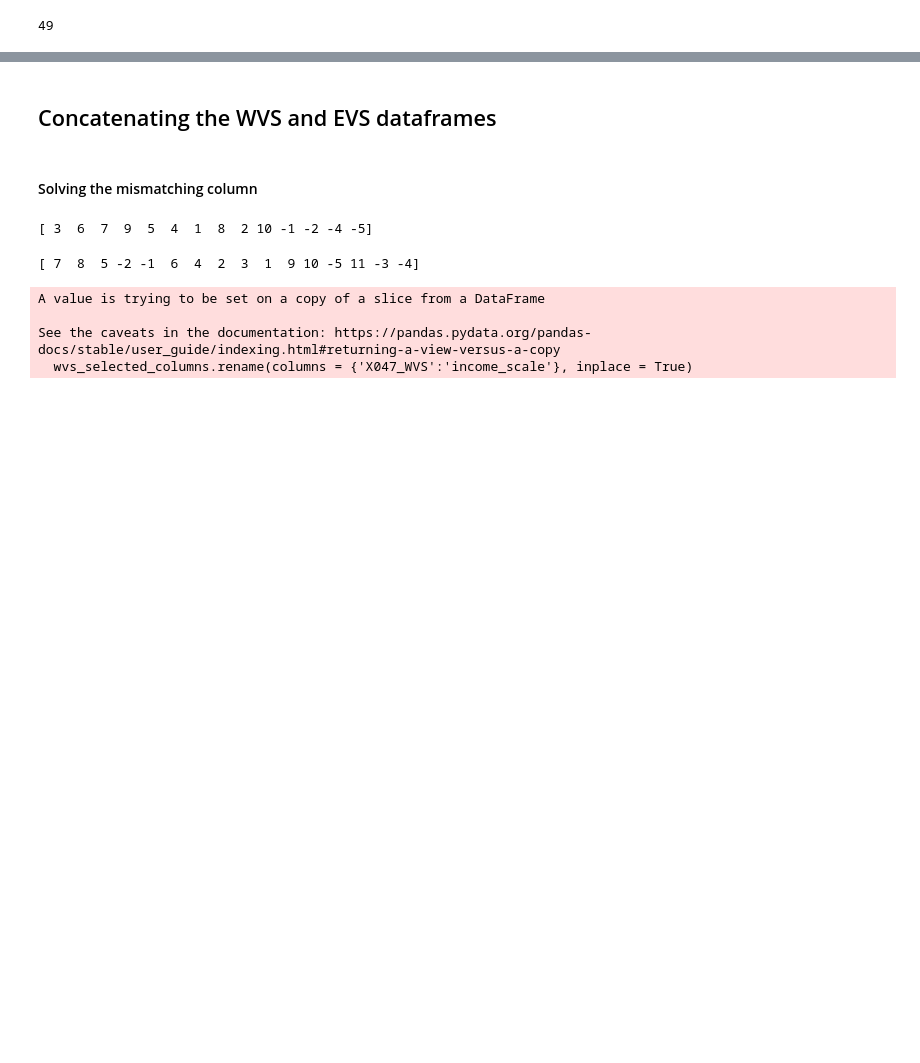
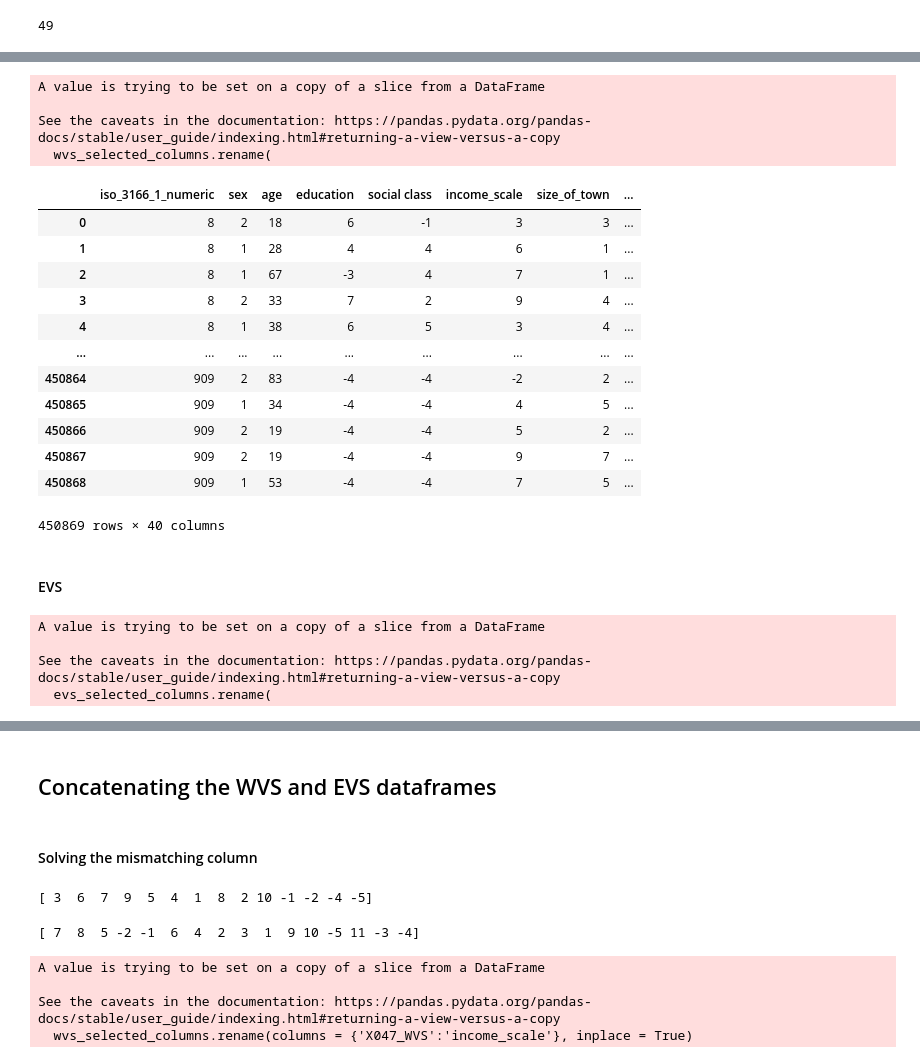
Before and after one commit to JohnH99/the-political-spectrum-in-crosscultural-perspective, a Jupyter notebook: maximum_number_of_countries_version.ipynb, the cells around one changed output, grey strips where cells are left out. Drawn from its saved outputs; the diff is of its cells as text; code cells hidden in the pictures; blank space fills up the shorter version.

```diff
--- a/maximum_number_of_countries_version.ipynb
+++ b/maximum_number_of_countries_version.ipynb
@@ -165,0 +172,50 @@ print(evs['S003'].nunique())
+# %%
+wvs_selected_columns.rename(
+    columns={"S003": "iso_3166_1_numeric", "X001": "sex", "X003": "age", "X025": "education", "X045": "social class", "X047_WVS": "income_scale", "X049": "size_of_town", #demographics
+             "A029": "child_independence", "A034": "child_imagination", "A042": "child_obedience", "E018": "respect_authority", "E001": "country_aim_first_choice", "E002": "country_aim_second_choice", "E003": "respondent_aim_first_choice", "E004": "respondent_aim_second_choice", "E114": "strong_leader", "E116": "army_rule", "E117": "democratic_politics", #civil liberties
+             "E035": "income_equality", "E036": "business_ownership", "E037": "personal_responsibility", "E039": "economic_competition", #markets vs. welfare
+             "D059": "gender_leaders", "C001": "gender_jobs", "D060": "gender_university", #gender equality
+             "A124_02": "neighbors_race", "A124_06": "neighbors_immigrants", "C002": "immigrants_jobs", #ethnicity and immigration
+             "A124_09": "neighbors_homosexuals", "F118": "justifiable_homosexuality", "F119": "justifiable_prostitution", "F120": "justifiable_abortion", "F121": "justifiable_divorce", #traditional vs. modern family values
+             "A006": "important_religion", "A040": "child_faith", "F063": "important_god", "F028": "religious_attendance", "F034": "religious_person", #religiosity
+             "E012": "fight_for_country", "G006": "national_pride"}, #nationalism
+    inplace=True)
+# %% [output]
+A value is trying to be set on a copy of a slice from a DataFrame
+
+See the caveats in the documentation: https://pandas.pydata.org/pandas-docs/stable/user_guide/indexing.html#returning-a-view-versus-a-copy
+  wvs_selected_columns.rename(
+# %%
+wvs_selected_columns
+# %% [output]
+|  | iso_3166_1_numeric | sex | age | education | social class | income_scale | size_of_town | ... |
+| 0 | 8 | 2 | 18 | 6 | -1 | 3 | 3 | ... |
+| 1 | 8 | 1 | 28 | 4 | 4 | 6 | 1 | ... |
+| 2 | 8 | 1 | 67 | -3 | 4 | 7 | 1 | ... |
+| 3 | 8 | 2 | 33 | 7 | 2 | 9 | 4 | ... |
+| 4 | 8 | 1 | 38 | 6 | 5 | 3 | 4 | ... |
+| ... | ... | ... | ... | ... | ... | ... | ... | ... |
+| 450864 | 909 | 2 | 83 | -4 | -4 | -2 | 2 | ... |
+| 450865 | 909 | 1 | 34 | -4 | -4 | 4 | 5 | ... |
+| 450866 | 909 | 2 | 19 | -4 | -4 | 5 | 2 | ... |
+| 450867 | 909 | 2 | 19 | -4 | -4 | 9 | 7 | ... |
+| 450868 | 909 | 1 | 53 | -4 | -4 | 7 | 5 | ... |
+450869 rows × 40 columns
+# %% [markdown]
+#### EVS
+# %%
+evs_selected_columns.rename(
+    columns={"S003": "iso_3166_1_numeric", "X001": "sex", "X003": "age", "X025": "education", "X045": "social class", "X047_EVS": "income_scale", "X049": "size_of_town", #demographics
+             "A029": "child_independence", "A034": "child_imagination", "A042": "child_obedience", "E018": "respect_authority", "E001": "country_aim_first_choice", "E002": "country_aim_second_choice", "E003": "respondent_aim_first_choice", "E004": "respondent_aim_second_choice", "E114": "strong_leader", "E116": "army_rule", "E117": "democratic_politics", #civil liberties
+             "E035": "income_equality", "E036": "business_ownership", "E037": "personal_responsibility", "E039": "economic_competition", #markets vs. welfare
+             "D059": "gender_leaders", "C001": "gender_jobs", "D060": "gender_university", #gender equality
+             "A124_02": "neighbors_race", "A124_06": "neighbors_immigrants", "C002": "immigrants_jobs", #ethnicity and immigration
+             "A124_09": "neighbors_homosexuals", "F118": "justifiable_homosexuality", "F119": "justifiable_prostitution", "F120": "justifiable_abortion", "F121": "justifiable_divorce", #traditional vs. modern family values
+             "A006": "important_religion", "A040": "child_faith", "F063": "important_god", "F028": "religious_attendance", "F034": "religious_person", #religiosity
+             "E012": "fight_for_country", "G006": "national_pride"}, #nationalism
+    inplace=True)
+# %% [output]
+A value is trying to be set on a copy of a slice from a DataFrame
+
+See the caveats in the documentation: https://pandas.pydata.org/pandas-docs/stable/user_guide/indexing.html#returning-a-view-versus-a-copy
+  evs_selected_columns.rename(
```
Also changed, not shown: parts of 19 cells of this notebook.
